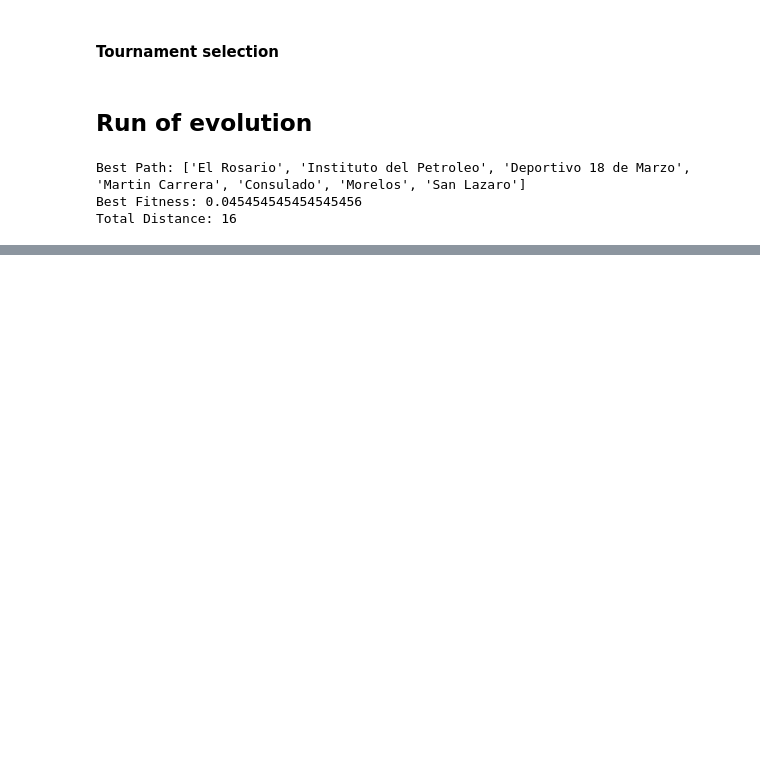
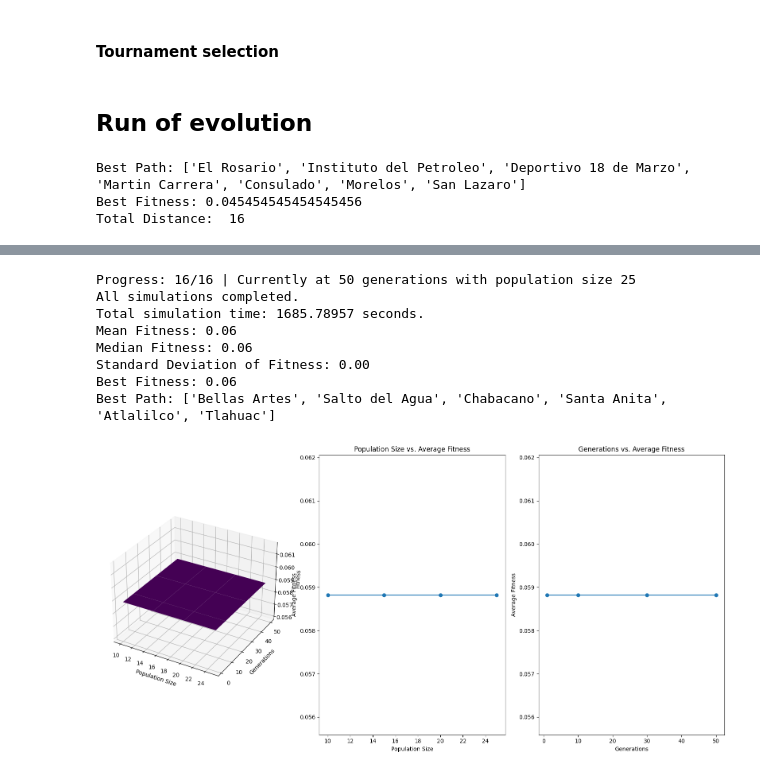
Before and after one commit to annlima/CDMX_TravelingSalesman, a Jupyter notebook: CDMX_Subway.ipynb, the cells around one changed output, grey strips where cells are left out. Saved outputs shown, nothing was run; the diff lists cells and outputs as text; code cells hidden in the pictures; blank space fills up the shorter version.

```diff
--- a/CDMX_Subway.ipynb
+++ b/CDMX_Subway.ipynb
@@ -434,0 +567,12 @@ Total Distance: 16
+# %%
+plot('Bellas Artes', 'Tlahuac')
+# %% [output]
+Progress: 16/16 | Currently at 50 generations with population size 25
+All simulations completed.
+Total simulation time: 1685.78957 seconds.
+Mean Fitness: 0.06
+Median Fitness: 0.06
+Standard Deviation of Fitness: 0.00
+Best Fitness: 0.06
+Best Path: ['Bellas Artes', 'Salto del Agua', 'Chabacano', 'Santa Anita', 'Atlalilco', 'Tlahuac']
+[figure, added]
```
Also changed, not shown: parts of 14 cells of this notebook.
